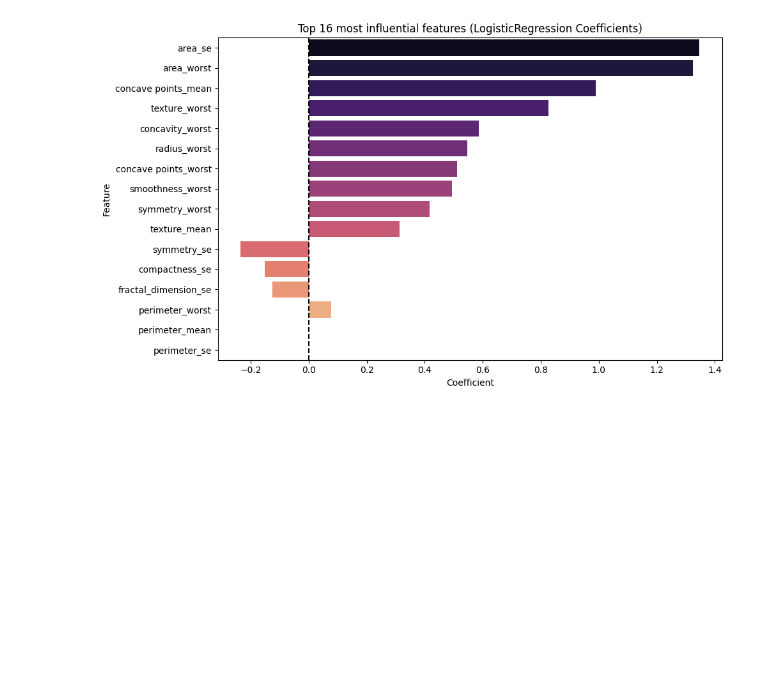
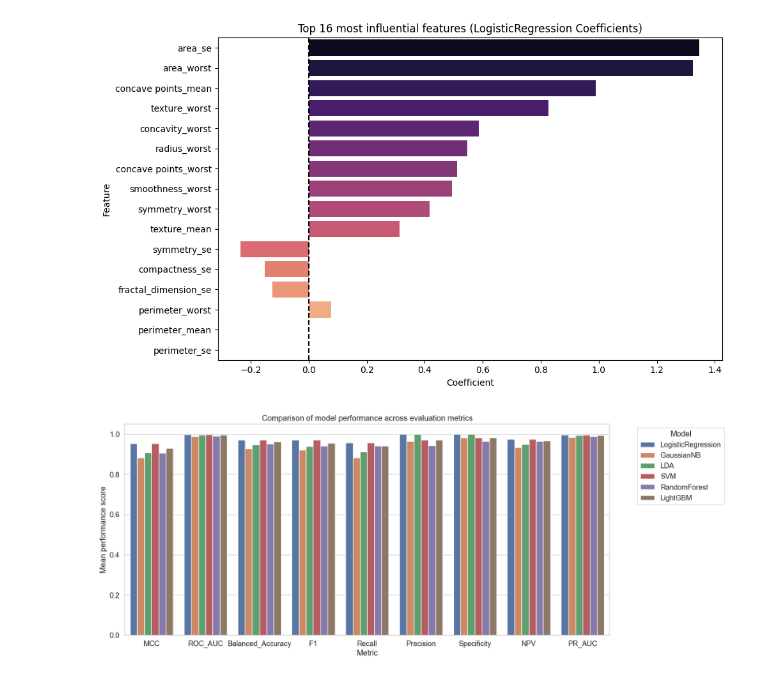
Before and after one commit to vex-me-not/Master_Thesis, a Jupyter notebook: classical_approach/notebooks/model_eval.ipynb, the cells around one changed output. Saved outputs shown, nothing was run; the diff lists cells and outputs as text; code cells hidden in the pictures; blank space fills up the shorter version.

Commit message:
best classical figure viz

```diff
--- a/classical_approach/notebooks/model_eval.ipynb
+++ b/classical_approach/notebooks/model_eval.ipynb
@@ -197,3 +197,43 @@ for i in range(1,5):
 3         perimeter_mean     0.000000   0.000000
 13          perimeter_se     0.000000   0.000000
 [figure]
+# %%
+import pandas as pd
+import seaborn as sns
+import matplotlib.pyplot as plt
+
+df = pd.read_csv("../data/rncv_summary_results.csv")
+
+df_long = df.melt(
+    id_vars="Model",
+    var_name="Metric",
+    value_name="MeanScore"
+)
+
+sns.set_theme(style="whitegrid", font_scale=1.2)
+
+plt.figure(figsize=(16, 7))
+
+ax = sns.barplot(
+    data=df_long,
+    x="Metric",
+    y="MeanScore",
+    hue="Model"
+)
+
+ax.set_ylabel("Mean performance score")
+ax.set_xlabel("Metric")
+ax.set_title("Comparison of model performance across evaluation metrics")
+
+plt.legend(title="Model", bbox_to_anchor=(1.05, 1), loc="upper left")
+
+# SAVE (before show!)
+plt.savefig(
+    "../../cancer_data/model_comparison_barplot.png",
+    dpi=600,
+    bbox_inches="tight"
+)
+
+plt.show()
+# %% [output]
+[figure, added]
```
Also changed, not shown: parts of 2 cells of this notebook, 1 other file.
